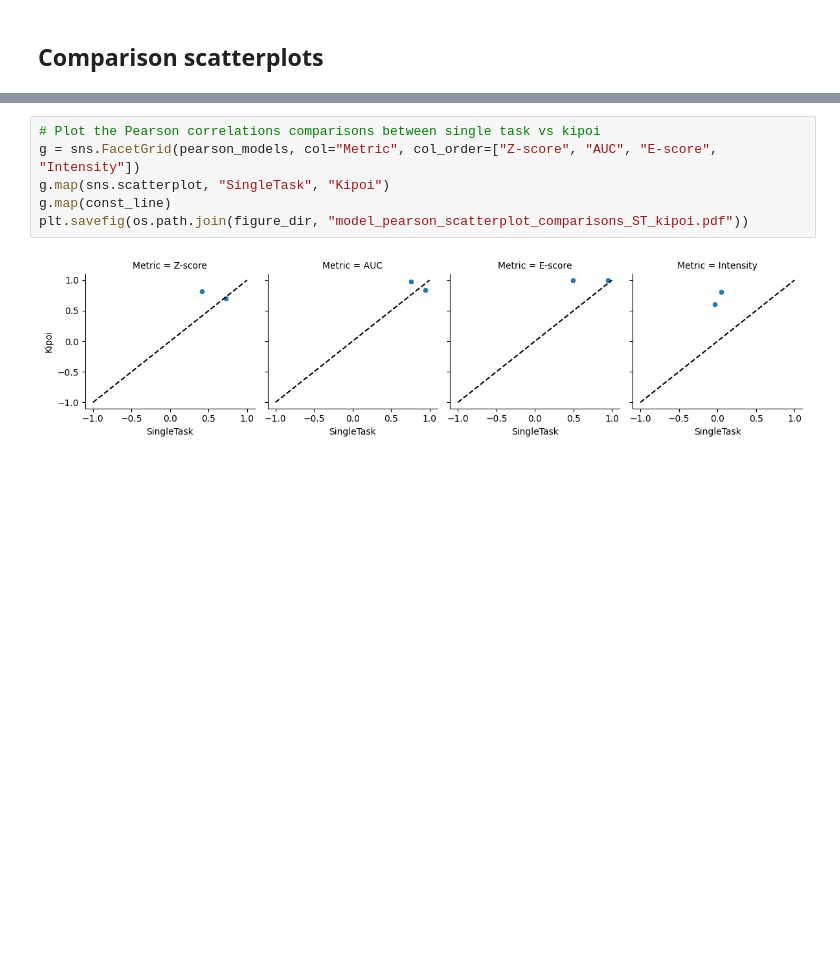
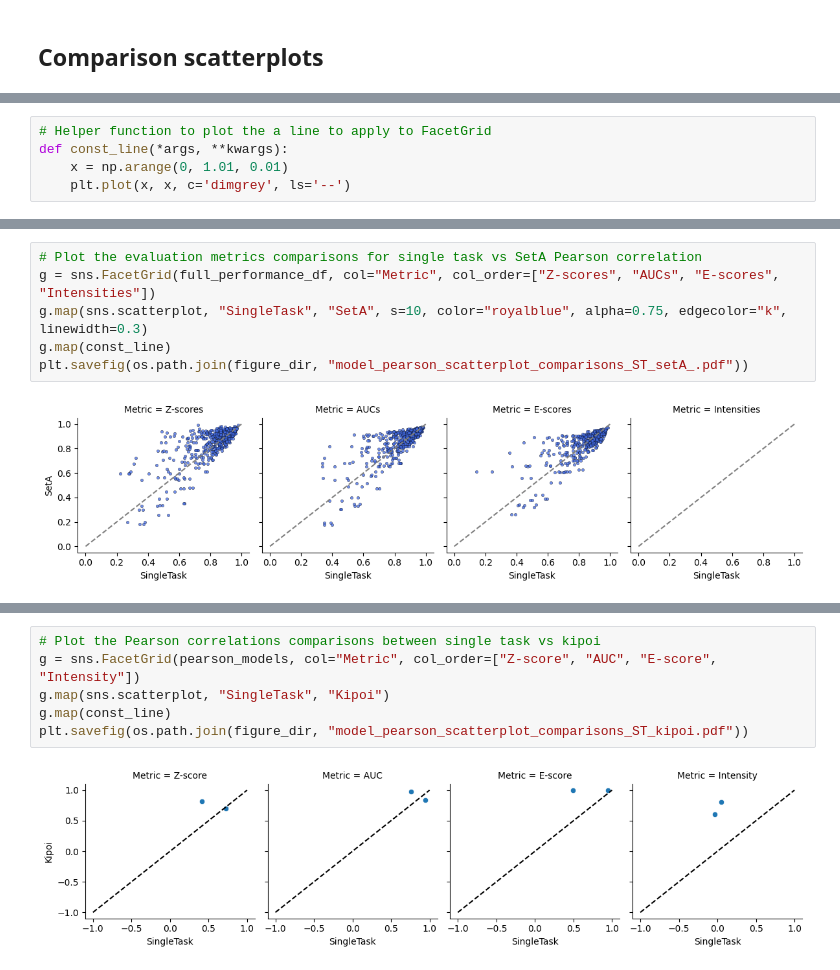
Before and after one commit to ML4GLand/EUGENe_paper, a Jupyter notebook: notebooks/ray13/ray13_benchmarking.ipynb, the cells around one changed output, grey strips where cells are left out. Saved outputs shown, nothing was run; the diff lists cells and outputs as text; blank space fills up the shorter version.

```diff
--- a/notebooks/ray13/ray13_benchmarking.ipynb
+++ b/notebooks/ray13/ray13_benchmarking.ipynb
@@ -218,0 +169,5 @@ spearman_models = spearman_long.pivot(index=["RBP", "Metric"], columns="Model",
+# %%
+# Helper function to plot the a line to apply to FacetGrid
+def const_line(*args, **kwargs):
+    x = np.arange(0, 1.01, 0.01)
+    plt.plot(x, x, c='dimgrey', ls='--')
@@ -218,0 +201,8 @@ spearman_models = spearman_long.pivot(index=["RBP", "Metric"], columns="Model",
+# %%
+# Plot the evaluation metrics comparisons for single task vs SetA Pearson correlation
+g = sns.FacetGrid(full_performance_df, col="Metric", col_order=["Z-scores", "AUCs", "E-scores", "Intensities"])
+g.map(sns.scatterplot, "SingleTask", "SetA", s=10, color="royalblue", alpha=0.75, edgecolor="k", linewidth=0.3)
+g.map(const_line)
+plt.savefig(os.path.join(figure_dir, "model_pearson_scatterplot_comparisons_ST_setA_.pdf"))
+# %% [output]
+[figure, added]
```
Also changed, not shown: parts of 40 cells of this notebook, 48 other files.
